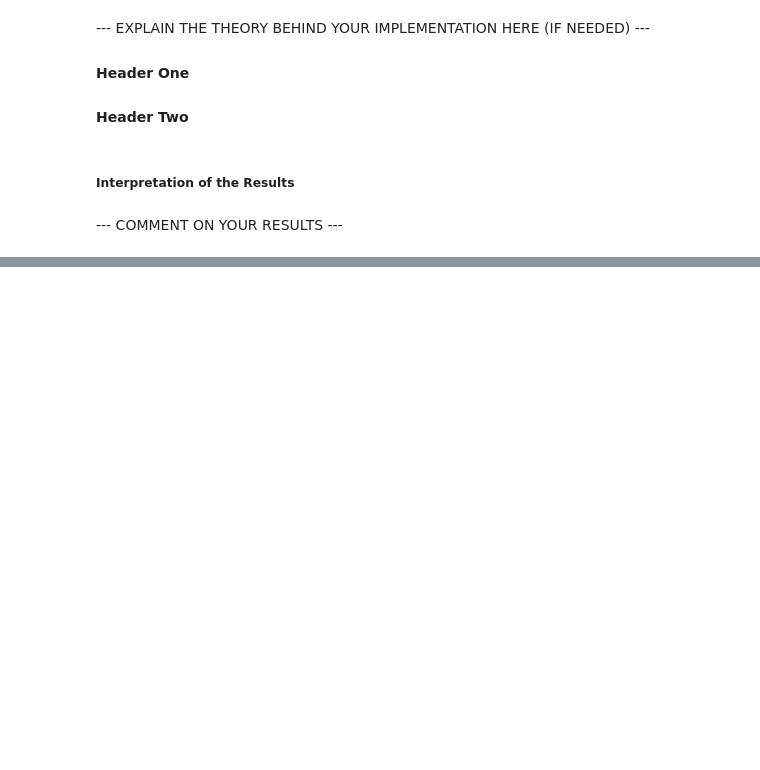
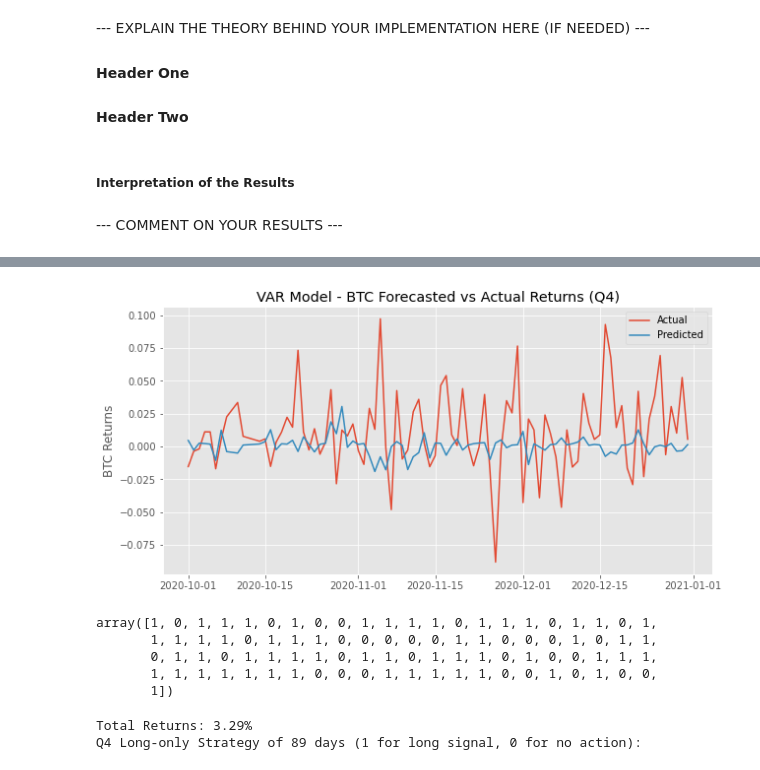
Before and after one commit to rahul-deshmukhpatil/wq, a Jupyter notebook: econometrics/group-work-3/GWP3.ipynb, the cells around one changed output, grey strips where cells are left out. Saved outputs shown, nothing was run; the diff lists cells and outputs as text; code cells hidden in the pictures; blank space fills up the shorter version.

```diff
--- a/econometrics/group-work-3/GWP3.ipynb
+++ b/econometrics/group-work-3/GWP3.ipynb
@@ -376,0 +400,5 @@ print(coint(q2_gold_returns, np.array([q2_vgk_returns, q2_btc_returns]).T))
+# %%
+# Q3 dataset: Determine best lag value based on AIC
+
+var_selection, var_model = fit_VAR(q3_returns)
+var_selection
@@ -376,0 +420,20 @@ print(coint(q2_gold_returns, np.array([q2_vgk_returns, q2_btc_returns]).T))
+# %%
+forecast_df = pd.DataFrame({
+    "Actual": q4_returns.BTC,
+    "Predicted": rolling_forecast_VAR(var_model, q3_returns, q4_returns)
+}, index = q4_returns.index)
+
+plot_forecast_vs_actual(forecast_df, 'VAR Model', 4)
+
+q4_long_strategy = evaluate_strategy(forecast_df)
+print('Q4 Long-only Strategy of', len(q4_returns), "days (1 for long signal, 0 for no action):")
+q4_long_strategy
+# %% [output]
+[figure, added]
+array([1, 0, 1, 1, 1, 0, 1, 0, 0, 1, 1, 1, 1, 0, 1, 1, 1, 0, 1, 1, 0, 1,
+       1, 1, 1, 1, 0, 1, 1, 1, 0, 0, 0, 0, 0, 1, 1, 0, 0, 0, 1, 0, 1, 1,
+       0, 1, 1, 0, 1, 1, 1, 1, 0, 1, 1, 0, 1, 1, 1, 0, 1, 0, 0, 1, 1, 1,
+       1, 1, 1, 1, 1, 1, 1, 0, 0, 0, 1, 1, 1, 1, 1, 0, 0, 1, 0, 1, 0, 0,
+       1])
+Total Returns: 3.29%
+Q4 Long-only Strategy of 89 days (1 for long signal, 0 for no action):
```
Also changed, not shown: parts of 55 cells of this notebook.
